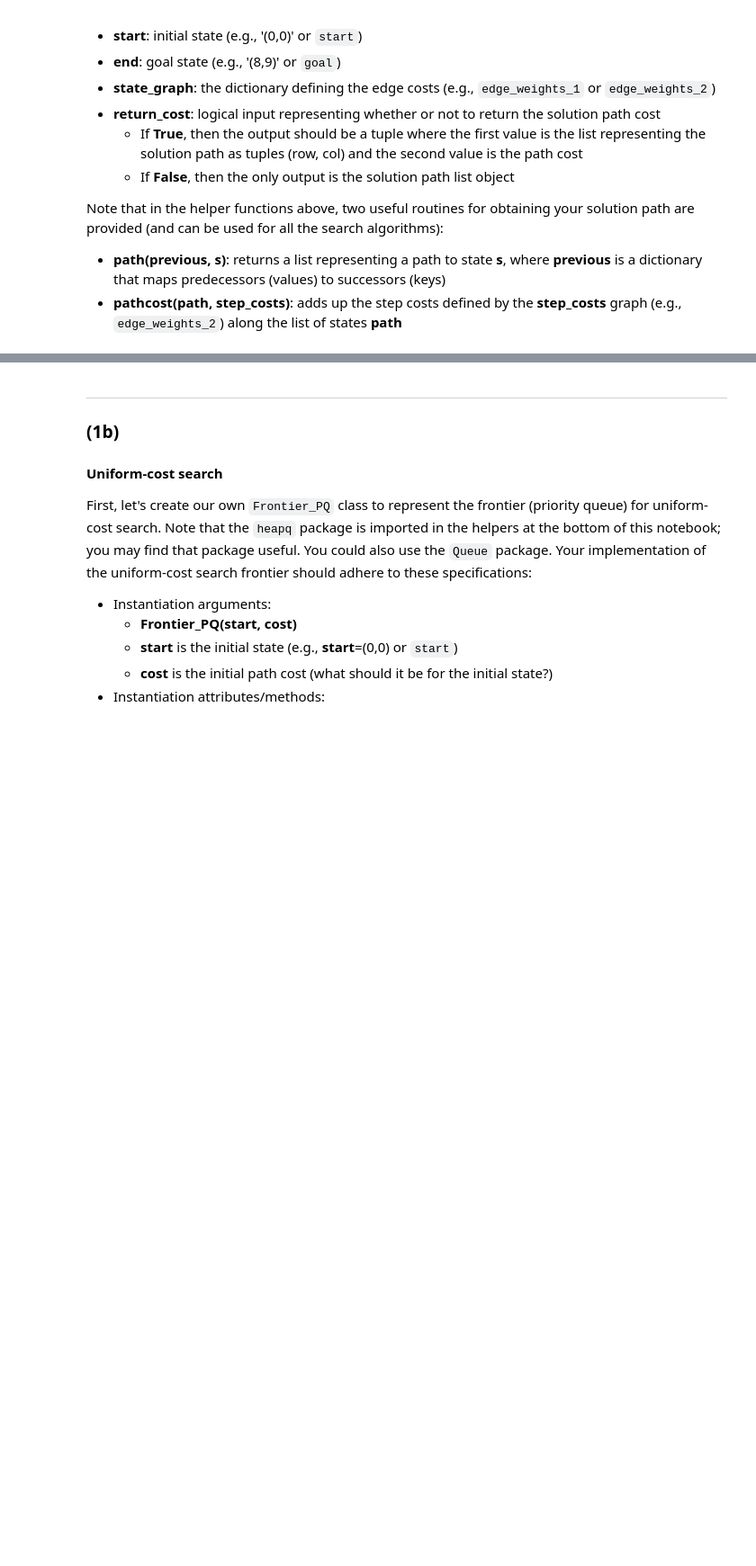
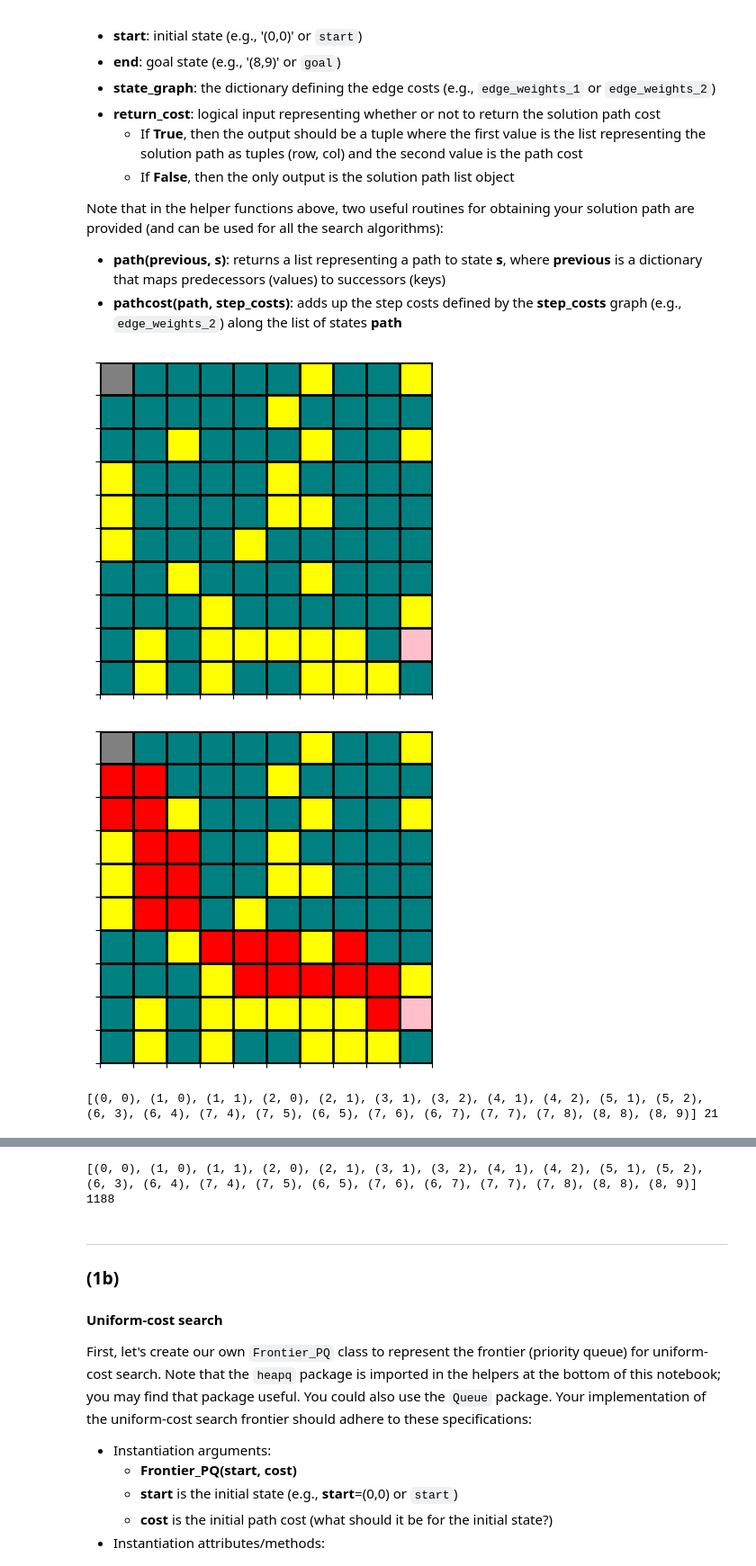
Before and after one commit to TyVanEssen/CSCI-3202-001-Introduction-to-Artificial-Intelligence, a Jupyter notebook: HW7/CSCI3202_HW7_Ty_VanEssen.ipynb, the cells around one changed output, grey strips where cells are left out. Shown at 90% size. Saved outputs shown, nothing was run; the diff lists cells and outputs as text; code cells hidden in the pictures; blank space fills up the shorter version.

```diff
--- a/HW7/CSCI3202_HW7_Ty_VanEssen.ipynb
+++ b/HW7/CSCI3202_HW7_Ty_VanEssen.ipynb
@@ -222,4 +223,36 @@ Note that in the helper functions above, two useful routines for obtaining your
 # Your code here:
 
 def breadth_first(start, goal, state_graph, return_cost=False):
-    ''' find a shortest sequence of states from start to the goal '''
+    #''' find a shortest sequence of states from start to the goal '''
+    explored_relations = {start:None}
+    queue = [start]
+    while len(queue) != 0:
+        current = queue.pop(0)
+        if current == goal:
+            solution_path = path(explored_relations, goal)
+            solution_cost = pathcost(solution_path, state_graph)
+            return (solution_path, solution_cost) if return_cost else solution_path
+
+        for child in state_graph[current]:
+            if child not in set(explored_relations.values()):
+                explored_relations[child] = current
+                queue.append(child)
+
+    return None
+# %%
+show_env(env)
+for weight in (edge_weights_1, edge_weights_2):
+    my_path, cost = breadth_first(start, goal, weight, True)
+    show_path(env, my_path)
+    print(my_path, cost)
+    # print(weight[(3,1)])
+    # count = 0
+    # for step in my_path:
+    #     count += 1
+    #     if (count < len(my_path)):
+    #         print(step, weight[step][my_path[count]], my_path[count])
+    # print(*[weight[ele] for ele in my_path], sep="\n")
+# %% [output]
+[figure, added]
+[figure, added]
+[(0, 0), (1, 0), (1, 1), (2, 0), (2, 1), (3, 1), (3, 2), (4, 1), (4, 2), (5, 1), (5, 2), (6, 3), (6, 4), (7, 4), (7, 5), (6, 5), (7, 6), (6, 7), (7, 7), (7, 8), (8, 8), (8, 9)] 21
@@ -226,3 +260,4 @@ def breadth_first(start, goal, state_graph, return_cost=False):
+[(0, 0), (1, 0), (1, 1), (2, 0), (2, 1), (3, 1), (3, 2), (4, 1), (4, 2), (5, 1), (5, 2), (6, 3), (6, 4), (7, 4), (7, 5), (6, 5), (7, 6), (6, 7), (7, 7), (7, 8), (8, 8), (8, 9)] 1188
 # %% [markdown]
 ---
 ### (1b)
```
Also changed, not shown: parts of 13 cells of this notebook.
